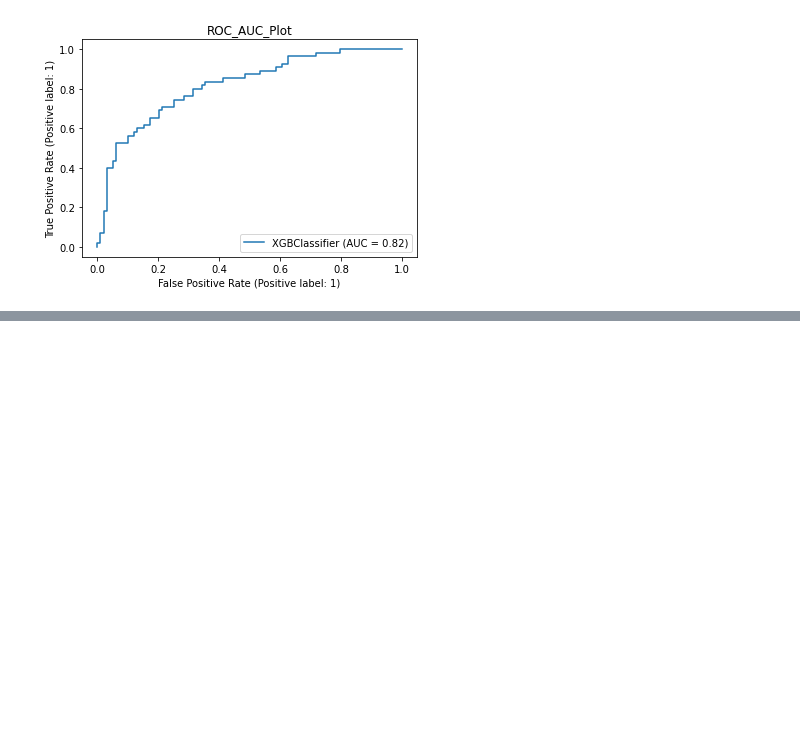
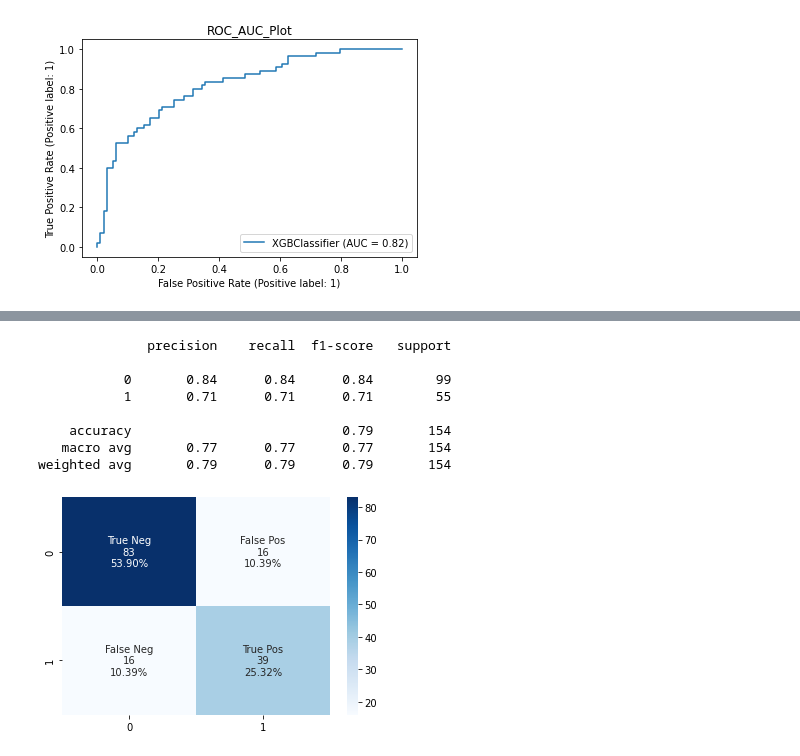
Before and after one commit to ismailucrn/Diabetes-Analysis-and-Classification, a Jupyter notebook: notebook.ipynb, the cells around one changed output, grey strips where cells are left out. Saved outputs shown, nothing was run; the diff lists cells and outputs as text; code cells hidden in the pictures; blank space fills up the shorter version.

Commit message:
optuna and comparing
hyperparameter optimization with optuna and comparing that with gridsearchcv

```diff
--- a/notebook.ipynb
+++ b/notebook.ipynb
@@ -313,0 +342,13 @@ ROC_AUC Score :  73.23%
+# %%
+study = optuna.create_study(direction='maximize')
+study.optimize(objective, n_trials=500)
+
+print('Number of finished trials: {}'.format(len(study.trials)))
+print('Best trial:')
+trial = study.best_trial
+
+print('  Value: {}'.format(trial.value))
+print('  Params: ')
+
+for key, value in trial.params.items():
+    print('    {}: {}'.format(key, value))
@@ -313,0 +386,5 @@ ROC_AUC Score :  73.23%
+# %%
+params = trial.params
+
+optuna_xgb = XGBClassifier(**params)
+optuna_xgb.fit(x_train, y_train)
@@ -313,0 +406,12 @@ ROC_AUC Score :  73.23%
+# %%
+model_evaluation(optuna_xgb, x_test, y_test)
+# %% [output]
+              precision    recall  f1-score   support
+
+           0       0.84      0.84      0.84        99
+           1       0.71      0.71      0.71        55
+
+    accuracy                           0.79       154
+   macro avg       0.77      0.77      0.77       154
+weighted avg       0.79      0.79      0.79       154
+[figure, added]
```
Also changed, not shown: parts of 12 cells of this notebook.
